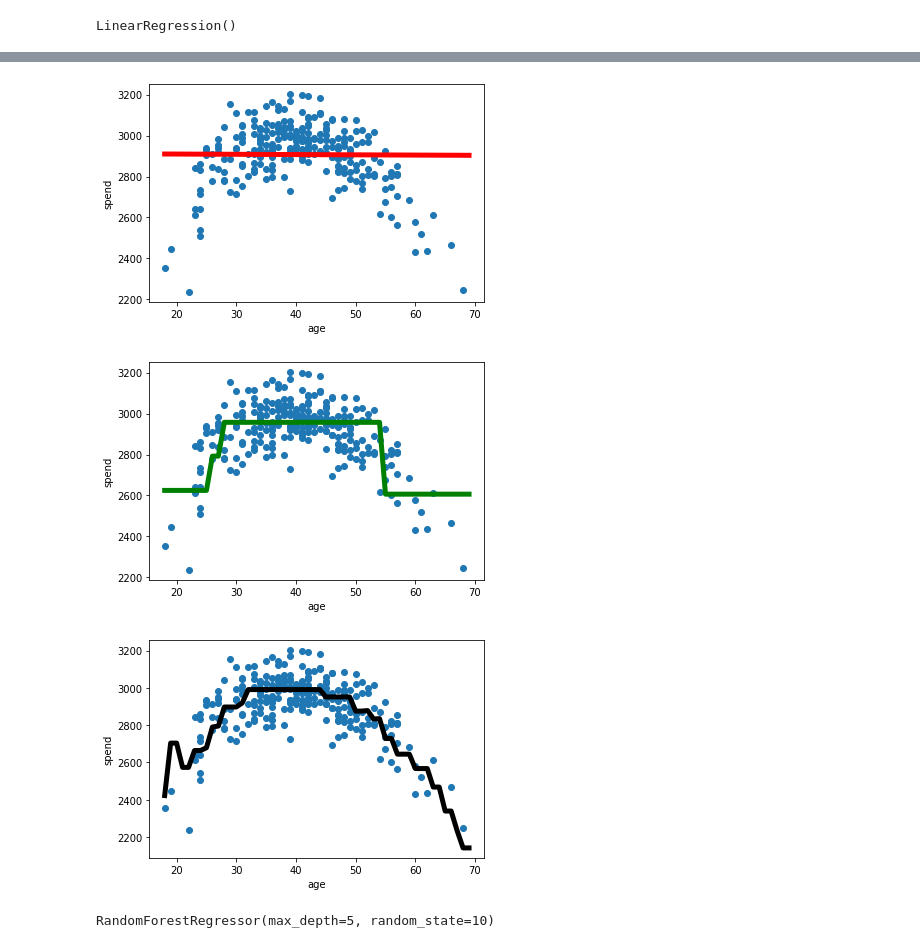
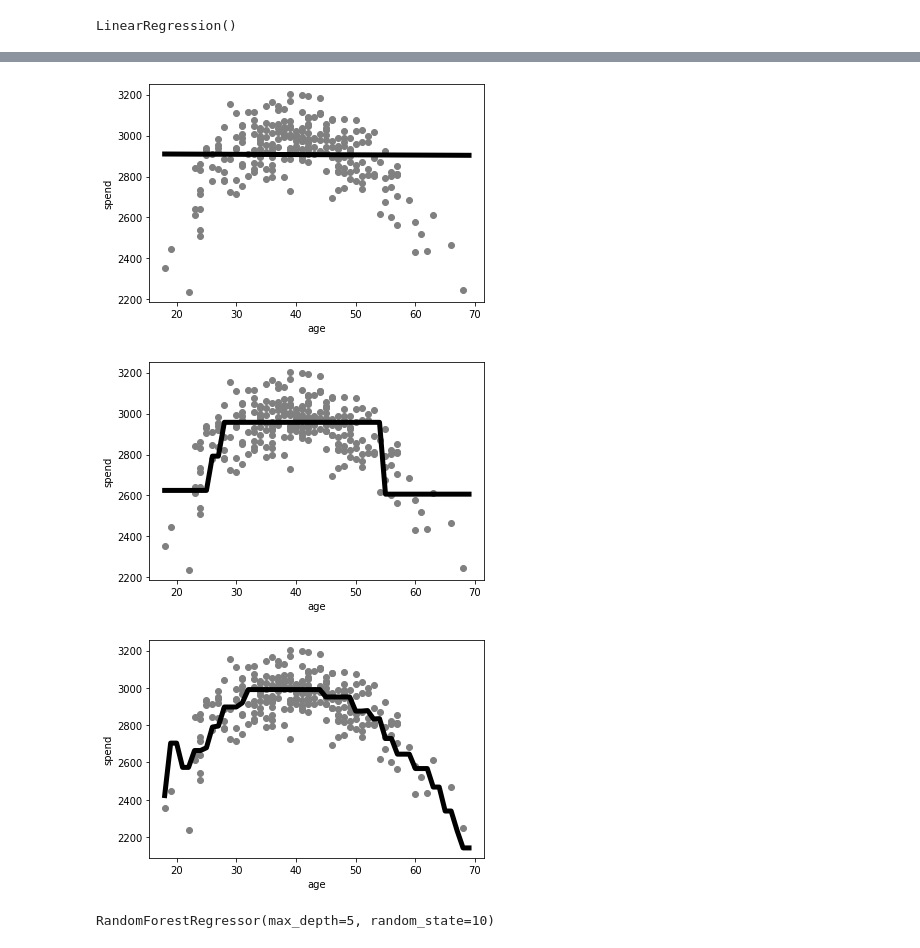
Before and after one commit to PacktPublishing/Data-Science-for-Marketing-Analytics-Second-Edition, a Jupyter notebook: Chapter06/Exercise6.03/Exercise6.03.ipynb, the cells around one changed output, grey strips where cells are left out. Cells and saved outputs as stored; diff of their text form; code cells hidden in the pictures.

```diff
--- a/Chapter06/Exercise6.03/Exercise6.03.ipynb
+++ b/Chapter06/Exercise6.03/Exercise6.03.ipynb
@@ -60,32 +60,32 @@ import matplotlib.pyplot as plt
 
 ages = pd.DataFrame({'age':range(18,70)})
 # %%
-plt.scatter(X_test.age.tolist(), y_test.tolist())
-plt.plot(ages,model.predict(ages), color='r', linewidth=5, \
+plt.scatter(X_test.age.tolist(), y_test.tolist(),color='gray')
+plt.plot(ages,model.predict(ages), color='k', linewidth=5, \
          label="Linear Regression")
 plt.xlabel("age")
 plt.ylabel("spend")
 plt.show()
 # %% [output]
-[figure, old version]
+[figure, new version]
 # %%
-plt.scatter(X_test.age.tolist(), y_test.tolist())
+plt.scatter(X_test.age.tolist(), y_test.tolist(),color='gray')
 plt.plot(ages,max2_tree_model.predict(ages), \
-         color='g',linewidth=5,label="Tree with max depth 2")
+         color='k',linewidth=5,label="Tree with max depth 2")
 plt.xlabel("age")
 plt.ylabel("spend")
 plt.show()
 # %% [output]
-[figure, old version]
+[figure, new version]
 # %%
-plt.scatter(X_test.age.tolist(), y_test.tolist())
+plt.scatter(X_test.age.tolist(), y_test.tolist(),color='gray')
 plt.plot(ages,max5_tree_model.predict(ages), color='k',\
          linewidth=5, label="Tree with max depth 5")
 plt.xlabel("age")
 plt.ylabel("spend")
 plt.show()
 # %% [output]
-[figure, old version]
+[figure, new version]
 # %%
 from sklearn.ensemble import RandomForestRegressor
 
```
Also changed, not shown: parts of 3 cells of this notebook.
